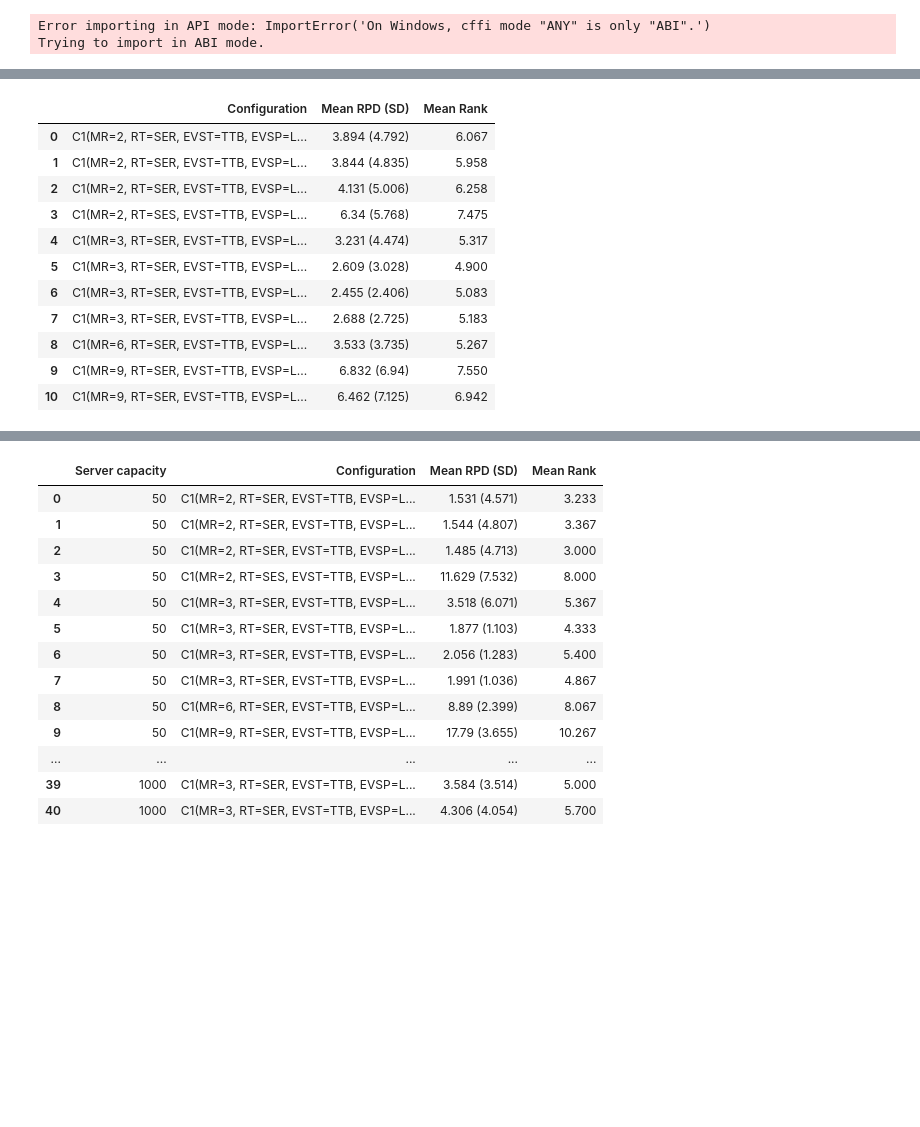
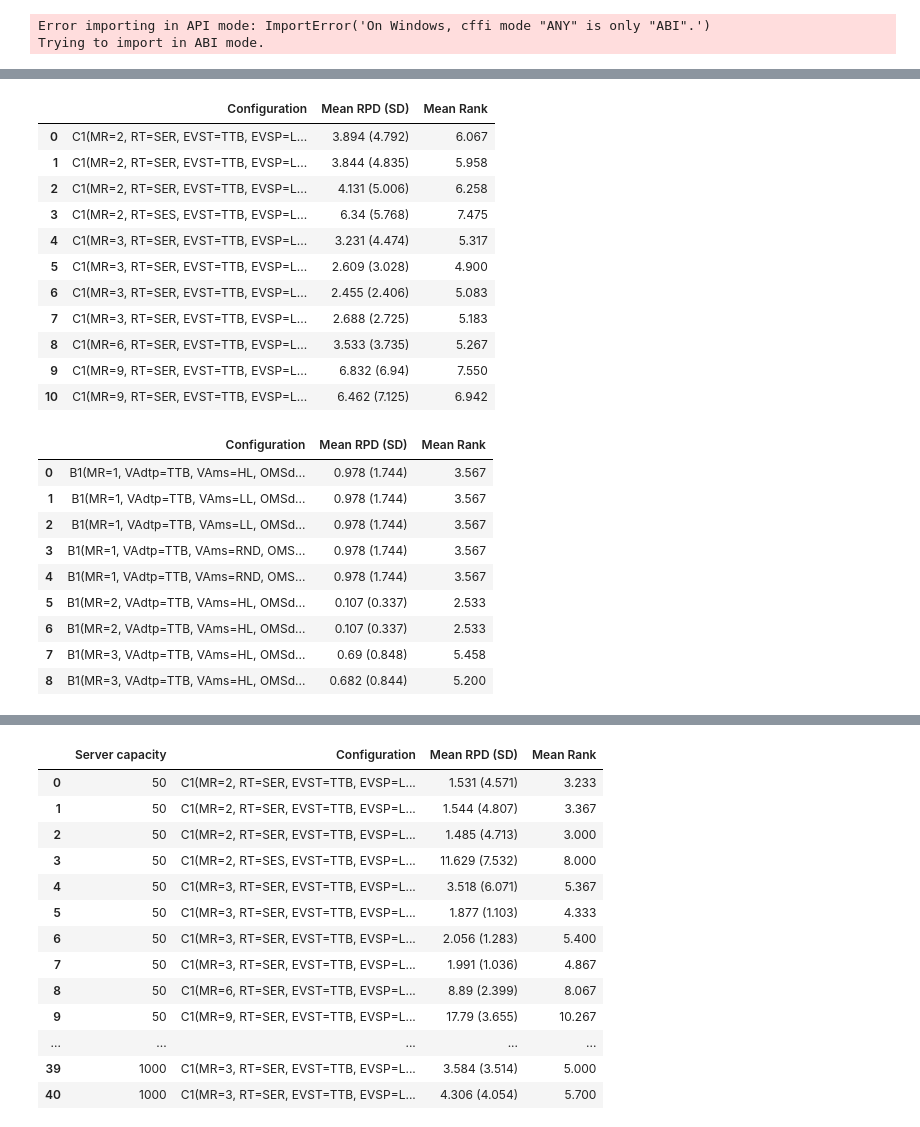
Before and after one commit to codeurjc/FacebookVideosLive18-Analysis, a Jupyter notebook: irace.ipynb, the cells around one changed output, grey strips where cells are left out. Saved outputs shown, nothing was run; the diff lists cells and outputs as text; code cells hidden in the pictures; blank space fills up the shorter version.

```diff
--- a/irace.ipynb
+++ b/irace.ipynb
@@ -697,25 +846,43 @@ def to_latex_table(df, filename):
 # %%
 avgs_all = group_alt_results(
     best_elite_stats,
     ["Configuration"],
     sort_by=["Configuration"],
     ascending=[True],
 )
 display(avgs_all)
 to_latex_table(avgs_all, filename="alt_results_all.tex")
+avgs_b = group_alt_results(
+    best_elite_stats_b,
+    ["Configuration"],
+    sort_by=["Configuration"],
+    ascending=[True],
+)
+display(avgs_b)
+to_latex_table(avgs_b, filename="alt_results_b.tex")
 # %% [output]
 |  | Configuration | Mean RPD (SD) | Mean Rank |
 | 0 | C1(MR=2, RT=SER, EVST=TTB, EVSP=L... | 3.894 (4.792) | 6.067 |
 | 1 | C1(MR=2, RT=SER, EVST=TTB, EVSP=L... | 3.844 (4.835) | 5.958 |
 | 2 | C1(MR=2, RT=SER, EVST=TTB, EVSP=L... | 4.131 (5.006) | 6.258 |
 | 3 | C1(MR=2, RT=SES, EVST=TTB, EVSP=L... | 6.34 (5.768) | 7.475 |
 | 4 | C1(MR=3, RT=SER, EVST=TTB, EVSP=L... | 3.231 (4.474) | 5.317 |
 | 5 | C1(MR=3, RT=SER, EVST=TTB, EVSP=L... | 2.609 (3.028) | 4.900 |
 | 6 | C1(MR=3, RT=SER, EVST=TTB, EVSP=L... | 2.455 (2.406) | 5.083 |
 | 7 | C1(MR=3, RT=SER, EVST=TTB, EVSP=L... | 2.688 (2.725) | 5.183 |
 | 8 | C1(MR=6, RT=SER, EVST=TTB, EVSP=L... | 3.533 (3.735) | 5.267 |
 | 9 | C1(MR=9, RT=SER, EVST=TTB, EVSP=L... | 6.832 (6.94) | 7.550 |
 | 10 | C1(MR=9, RT=SER, EVST=TTB, EVSP=L... | 6.462 (7.125) | 6.942 |
+|  | Configuration | Mean RPD (SD) | Mean Rank |
+| 0 | B1(MR=1, VAdtp=TTB, VAms=HL, OMSd... | 0.978 (1.744) | 3.567 |
+| 1 | B1(MR=1, VAdtp=TTB, VAms=LL, OMSd... | 0.978 (1.744) | 3.567 |
+| 2 | B1(MR=1, VAdtp=TTB, VAms=LL, OMSd... | 0.978 (1.744) | 3.567 |
+| 3 | B1(MR=1, VAdtp=TTB, VAms=RND, OMS... | 0.978 (1.744) | 3.567 |
+| 4 | B1(MR=1, VAdtp=TTB, VAms=RND, OMS... | 0.978 (1.744) | 3.567 |
+| 5 | B1(MR=2, VAdtp=TTB, VAms=HL, OMSd... | 0.107 (0.337) | 2.533 |
+| 6 | B1(MR=2, VAdtp=TTB, VAms=HL, OMSd... | 0.107 (0.337) | 2.533 |
+| 7 | B1(MR=3, VAdtp=TTB, VAms=HL, OMSd... | 0.69 (0.848) | 5.458 |
+| 8 | B1(MR=3, VAdtp=TTB, VAms=HL, OMSd... | 0.682 (0.844) | 5.200 |
 # %%
 avgs_instance = group_alt_results(
     best_elite_stats,
```
Also changed, not shown: parts of 6 cells of this notebook.
